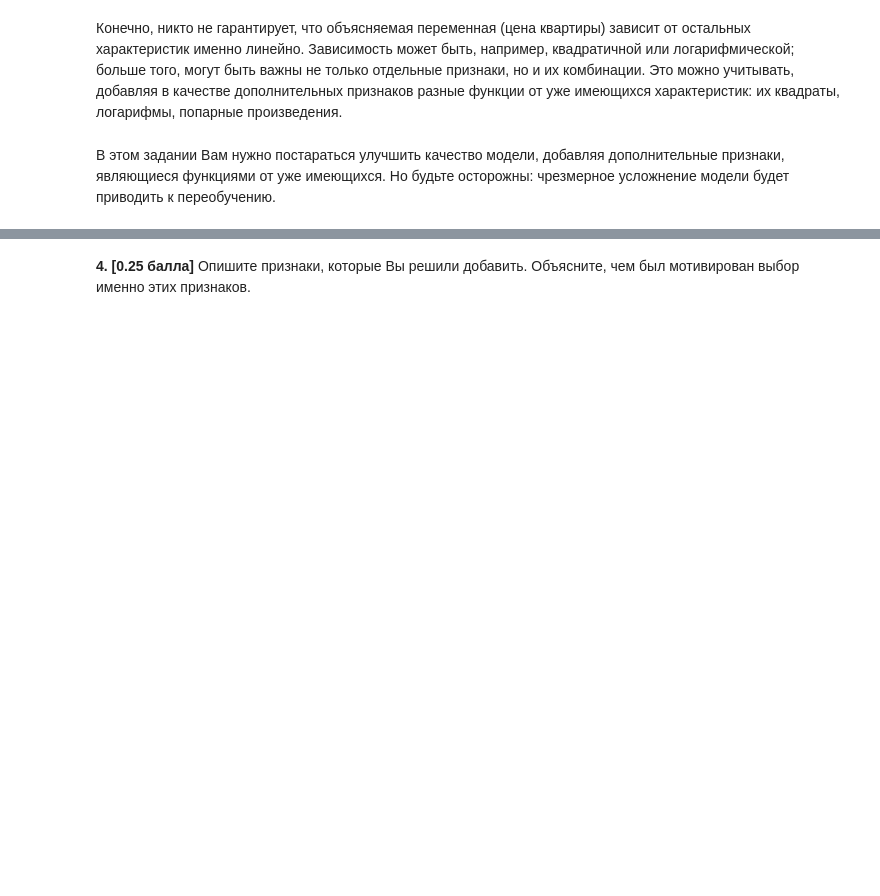
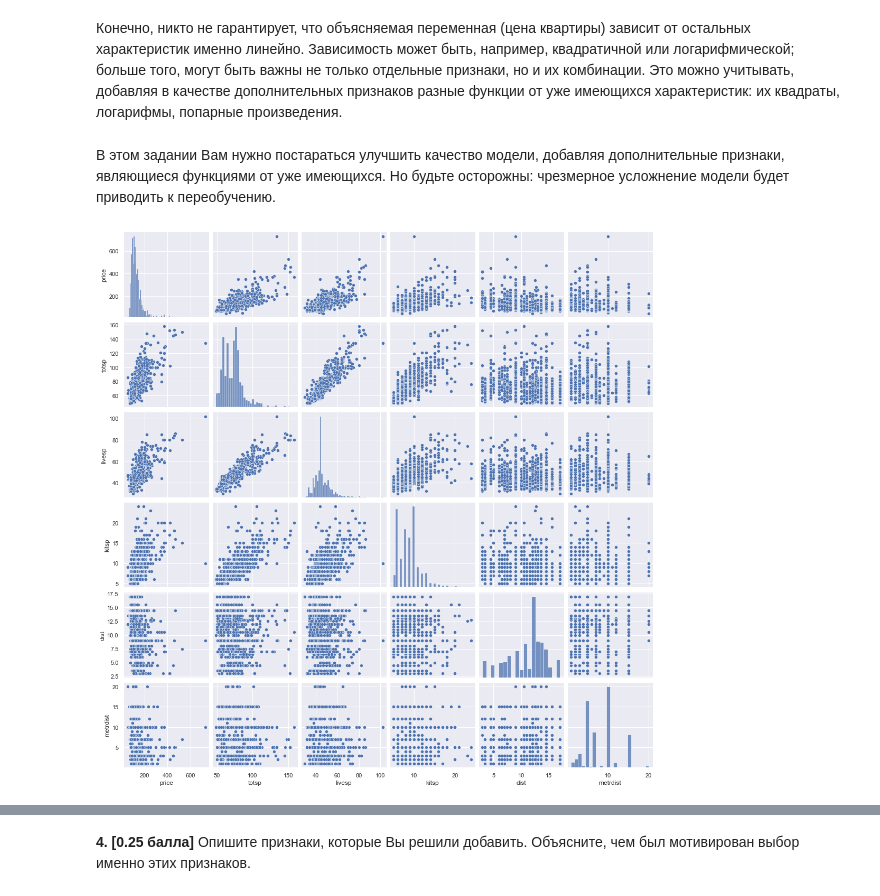
Before and after one commit to dsba-stranger/linalg-labs, a Jupyter notebook: lab2/homework-practice-02-linregr-Korolev.ipynb, the cells around one changed output, grey strips where cells are left out. Saved outputs shown, nothing was run; the diff lists cells and outputs as text; code cells hidden in the pictures; blank space fills up the shorter version.

```diff
--- a/lab2/homework-practice-02-linregr-Korolev.ipynb
+++ b/lab2/homework-practice-02-linregr-Korolev.ipynb
@@ -314,2 +317,4 @@ mean_square_error(gen_points(X_test, poly_10), y_test)
 # %%
 #╰( ͡° ͜ʖ ͡° )つ──☆*:・ﾟ
+flats_df = pd.read_csv('flats_moscow_mod.txt', sep='\t')
+flats_df.head()
@@ -331,3 +368,7 @@ mean_square_error(gen_points(X_test, poly_10), y_test)
 Конечно, никто не гарантирует, что объясняемая переменная (цена квартиры) зависит от остальных характеристик именно линейно. Зависимость может быть, например, квадратичной или логарифмической; больше того, могут быть важны не только отдельные признаки, но и их комбинации. Это можно учитывать, добавляя в качестве дополнительных признаков разные функции от уже имеющихся характеристик: их квадраты, логарифмы, попарные произведения.
 # %% [markdown]
 В этом задании Вам нужно постараться улучшить качество модели, добавляя дополнительные признаки, являющиеся функциями от уже имеющихся. Но будьте осторожны: чрезмерное усложнение модели будет приводить к переобучению.
+# %%
+sns.pairplot(data=flats_df);
+# %% [output]
+[figure, added]
```
Also changed, not shown: parts of 15 cells of this notebook.
